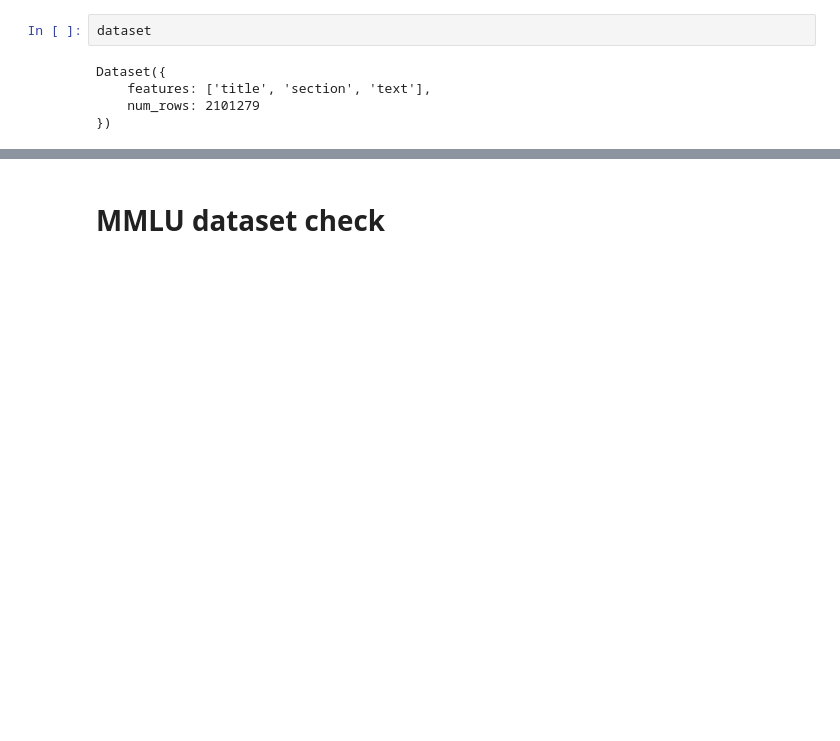
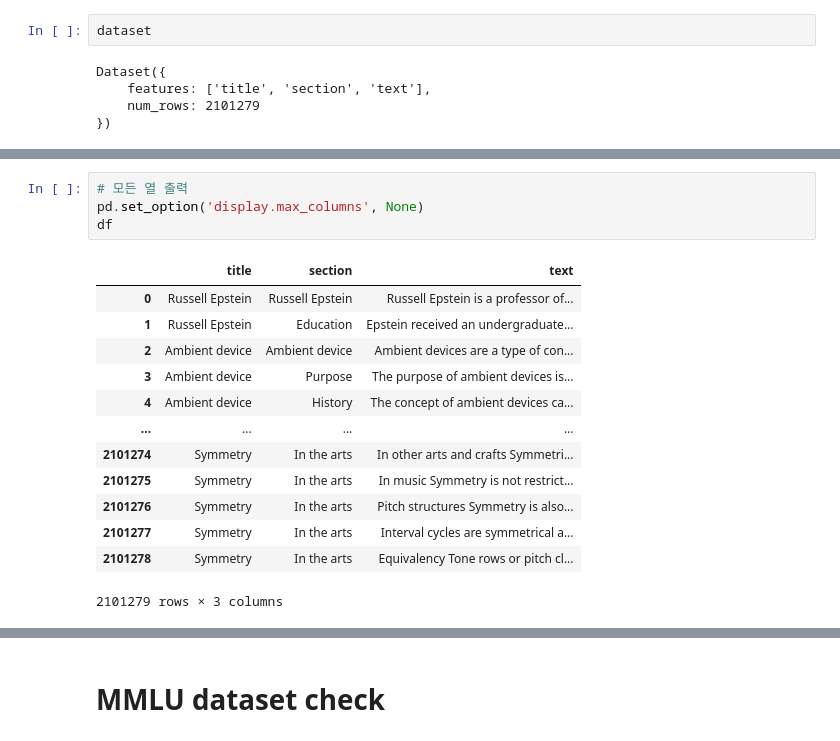
Before and after one commit to minju0307/kaggle_LLM_science_exam, a Jupyter notebook: datasets_check.ipynb, the cells around one changed output, grey strips where cells are left out. Drawn from its saved outputs; the diff is of its cells as text; blank space fills up the shorter version.

```diff
--- a/datasets_check.ipynb
+++ b/datasets_check.ipynb
@@ -180,0 +102,18 @@ chart
+# %%
+# 모든 열 출력
+pd.set_option('display.max_columns', None)
+df
+# %% [output]
+|  | title | section | text |
+| 0 | Russell Epstein | Russell Epstein | Russell Epstein is a professor of... |
+| 1 | Russell Epstein | Education | Epstein received an undergraduate... |
+| 2 | Ambient device | Ambient device | Ambient devices are a type of con... |
+| 3 | Ambient device | Purpose | The purpose of ambient devices is... |
+| 4 | Ambient device | History | The concept of ambient devices ca... |
+| ... | ... | ... | ... |
+| 2101274 | Symmetry | In the arts | In other arts and crafts Symmetri... |
+| 2101275 | Symmetry | In the arts | In music Symmetry is not restrict... |
+| 2101276 | Symmetry | In the arts | Pitch structures Symmetry is also... |
+| 2101277 | Symmetry | In the arts | Interval cycles are symmetrical a... |
+| 2101278 | Symmetry | In the arts | Equivalency Tone rows or pitch cl... |
+2101279 rows × 3 columns
```
Also changed, not shown: parts of 25 cells of this notebook.
